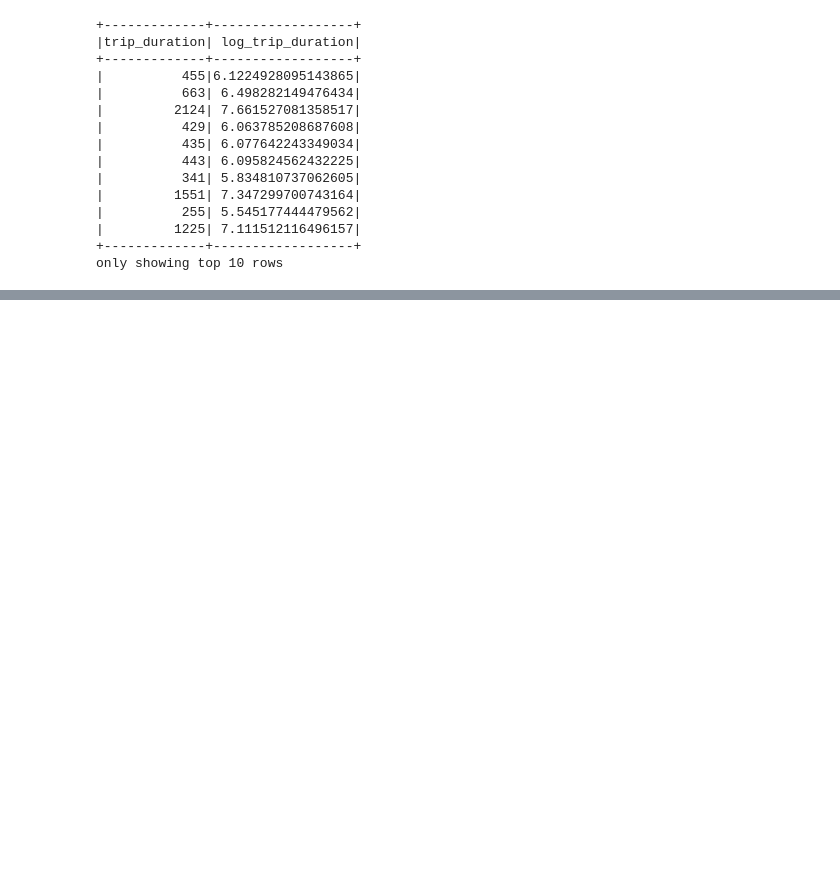
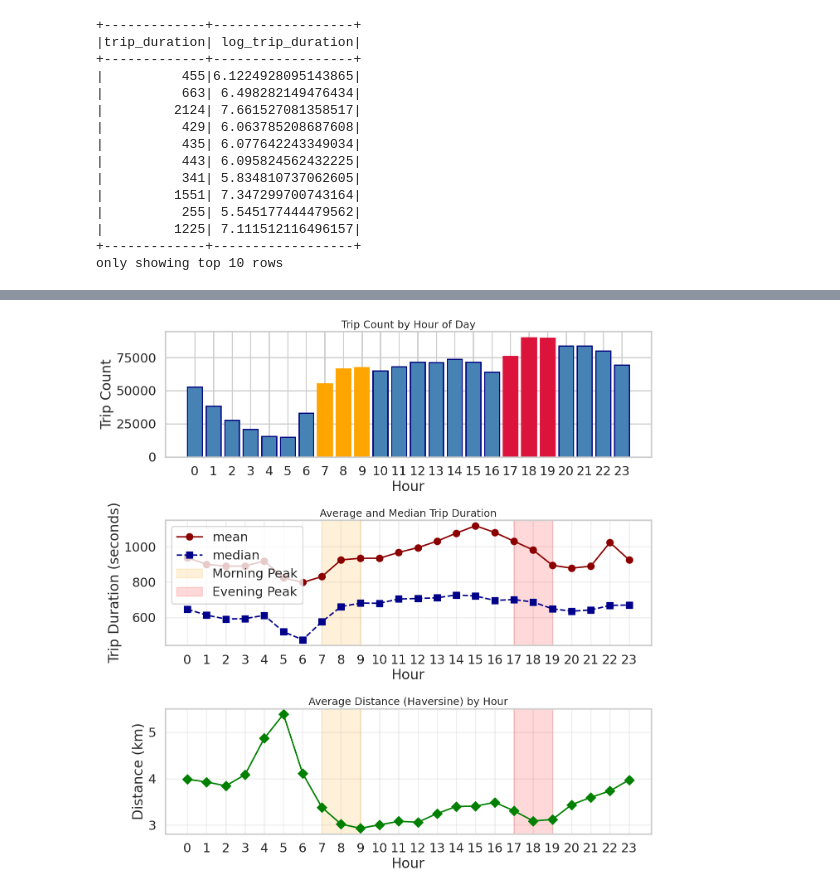
Before and after one commit to llazdll/New-York-City-Taxi-Trip-Duration, a Jupyter notebook: 01_data_ingestion.ipynb, the cells around one changed output, grey strips where cells are left out. Saved outputs shown, nothing was run; the diff lists cells and outputs as text; code cells hidden in the pictures; blank space fills up the shorter version.

```diff
--- a/01_data_ingestion.ipynb
+++ b/01_data_ingestion.ipynb
@@ -663,0 +748,66 @@ df_train.groupBy("same_pickup_dropoff").count().show()
+# %%
+import matplotlib.pyplot as plt
+import seaborn as sns
+
+hourly_pd = hourly_stats.toPandas()
+
+sns.set_theme(style="whitegrid", context="poster")
+fig, axes = plt.subplots(3, 1, figsize=(14, 14))
+
+# ─── Chart 1: Trip count ───
+bars = axes[0].bar(
+    hourly_pd["pickup_hour"],
+    hourly_pd["trip_count"],
+    color="steelblue",
+    edgecolor="navy"
+)
+# Highlight peaks
+for i, h in enumerate(hourly_pd["pickup_hour"]):
+    if h in [7, 8, 9]:
+        bars[i].set_color("orange")
+    elif h in [17, 18, 19]:
+        bars[i].set_color("crimson")
+
+axes[0].set_title("Trip Count by Hour of Day", fontsize=18)
+axes[0].set_xlabel("Hour")
+axes[0].set_ylabel("Trip Count")
+axes[0].set_xticks(range(24))
+
+# ─── Chart 2: Average duration ───
+axes[1].plot(
+    hourly_pd["pickup_hour"],
+    hourly_pd["avg_duration"],
+    marker='o', color="darkred", linewidth=2.5, label="mean"
+)
+axes[1].plot(
+    hourly_pd["pickup_hour"],
+    hourly_pd["median_duration"],
+    marker='s', color="darkblue", linewidth=2.5, linestyle="--", label="median"
+)
+axes[1].axvspan(7, 9, alpha=0.15, color='orange', label='Morning Peak')
+axes[1].axvspan(17, 19, alpha=0.15, color='red', label='Evening Peak')
+axes[1].set_title("Average and Median Trip Duration", fontsize=18)
+axes[1].set_xlabel("Hour")
+axes[1].set_ylabel("Trip Duration (seconds)")
+axes[1].set_xticks(range(24))
+axes[1].legend()
+axes[1].grid(True, alpha=0.3)
+
+# ─── Chart 3: Average distance ───
+axes[2].plot(
+    hourly_pd["pickup_hour"],
+    hourly_pd["avg_distance_km"],
+    marker='D', color="green", linewidth=2.5
+)
+axes[2].axvspan(7, 9, alpha=0.15, color='orange')
+axes[2].axvspan(17, 19, alpha=0.15, color='red')
+axes[2].set_title("Average Distance (Haversine) by Hour", fontsize=18)
+axes[2].set_xlabel("Hour")
+axes[2].set_ylabel("Distance (km)")
+axes[2].set_xticks(range(24))
+axes[2].grid(True, alpha=0.3)
+
+plt.tight_layout()
+plt.show()
+# %% [output]
+[figure, added]
```
Also changed, not shown: parts of 68 cells of this notebook.
